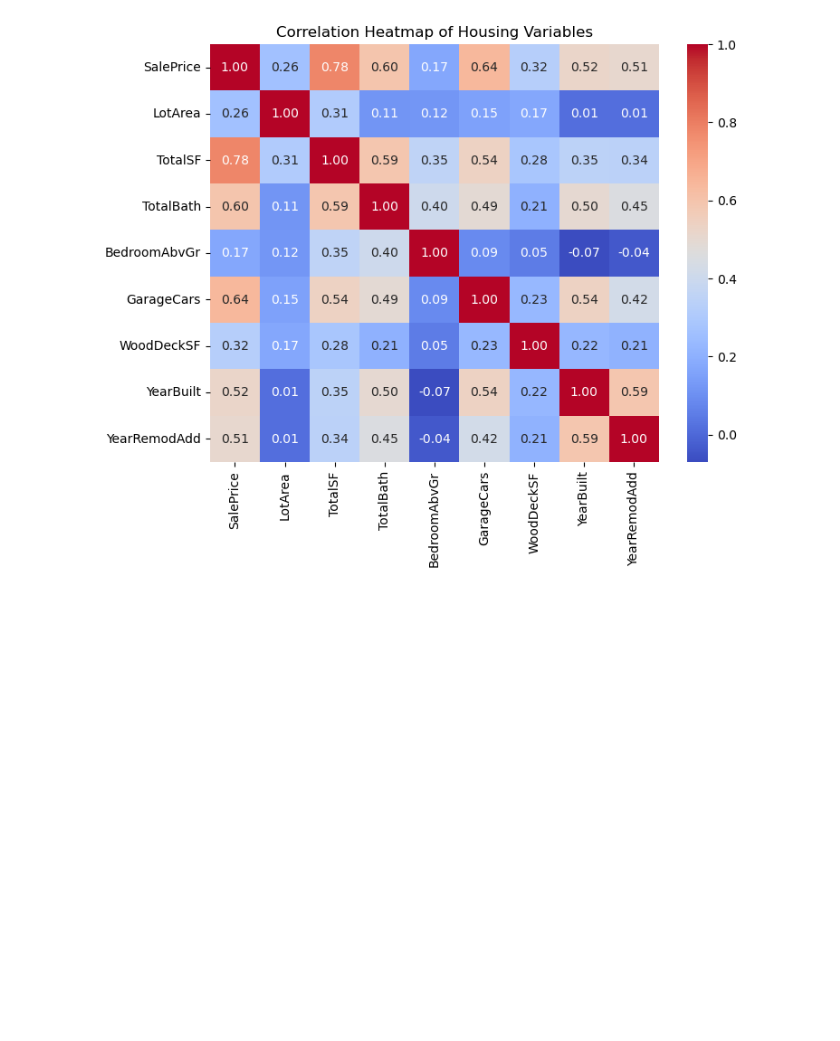
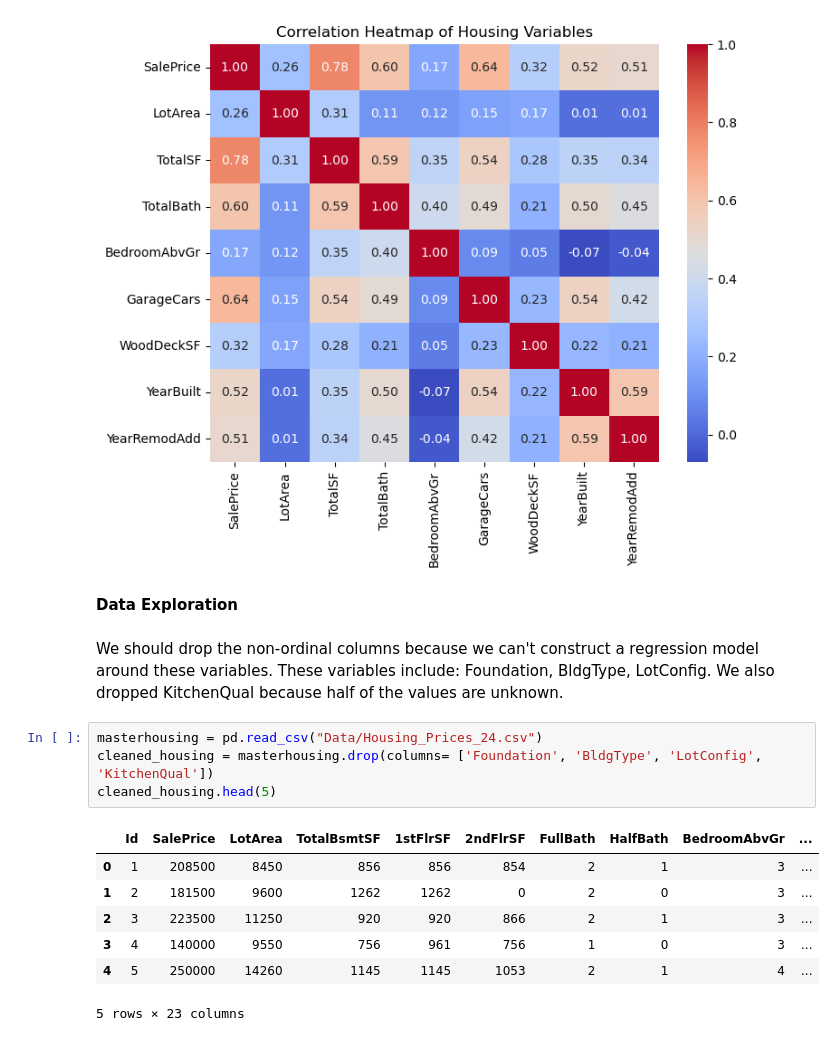
Before and after one commit to DylanWhitmire/Data110-Final-Project, a Jupyter notebook: Code Files/DATA110_project.ipynb, the cells around one changed output. Saved outputs shown, nothing was run; the diff lists cells and outputs as text; blank space fills up the shorter version.

```diff
--- a/Code Files/DATA110_project.ipynb
+++ b/Code Files/DATA110_project.ipynb
@@ -40,3 +40,19 @@ plt.title('Correlation Heatmap of Housing Variables')
 plt.show()
 # %% [output]
 [figure]
+# %% [markdown]
+**Data Exploration**
+# %% [markdown]
+We should drop the non-ordinal columns because we can't construct a regression model around these variables. These variables include: Foundation, BldgType, LotConfig. We also dropped KitchenQual because half of the values are unknown.
+# %%
+masterhousing = pd.read_csv("Data/Housing_Prices_24.csv")
+cleaned_housing = masterhousing.drop(columns= ['Foundation', 'BldgType', 'LotConfig', 'KitchenQual'])
+cleaned_housing.head(5)
+# %% [output]
+|  | Id | SalePrice | LotArea | TotalBsmtSF | 1stFlrSF | 2ndFlrSF | FullBath | HalfBath | BedroomAbvGr | ... |
+| 0 | 1 | 208500 | 8450 | 856 | 856 | 854 | 2 | 1 | 3 | ... |
+| 1 | 2 | 181500 | 9600 | 1262 | 1262 | 0 | 2 | 0 | 3 | ... |
+| 2 | 3 | 223500 | 11250 | 920 | 920 | 866 | 2 | 1 | 3 | ... |
+| 3 | 4 | 140000 | 9550 | 756 | 961 | 756 | 1 | 0 | 3 | ... |
+| 4 | 5 | 250000 | 14260 | 1145 | 1145 | 1053 | 2 | 1 | 4 | ... |
+5 rows × 23 columns
```
Also changed, not shown: parts of 1 cell of this notebook, 1 other file.
